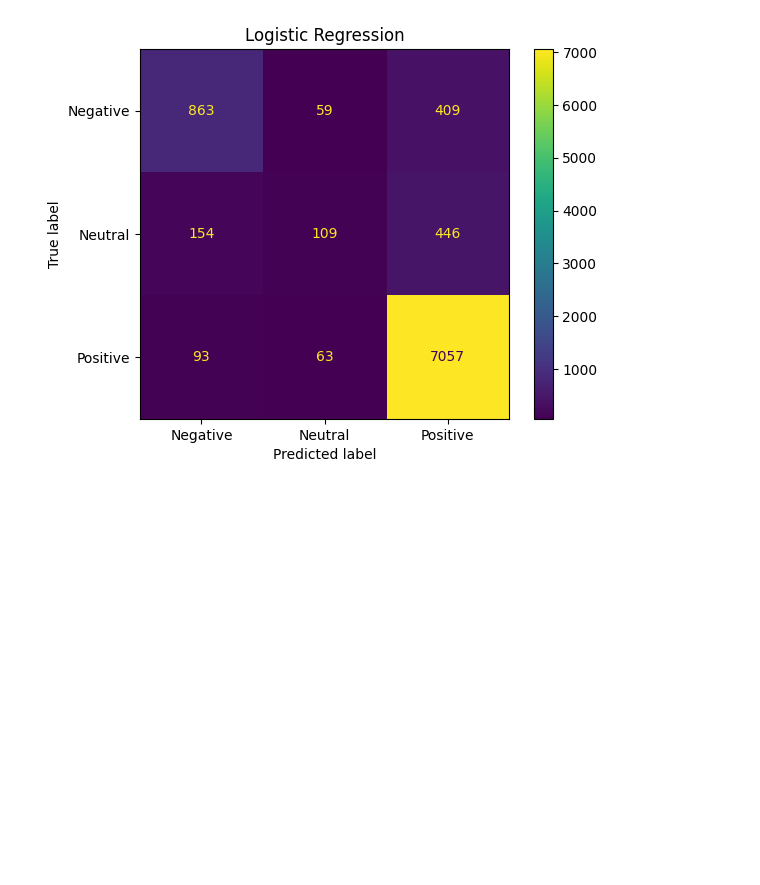
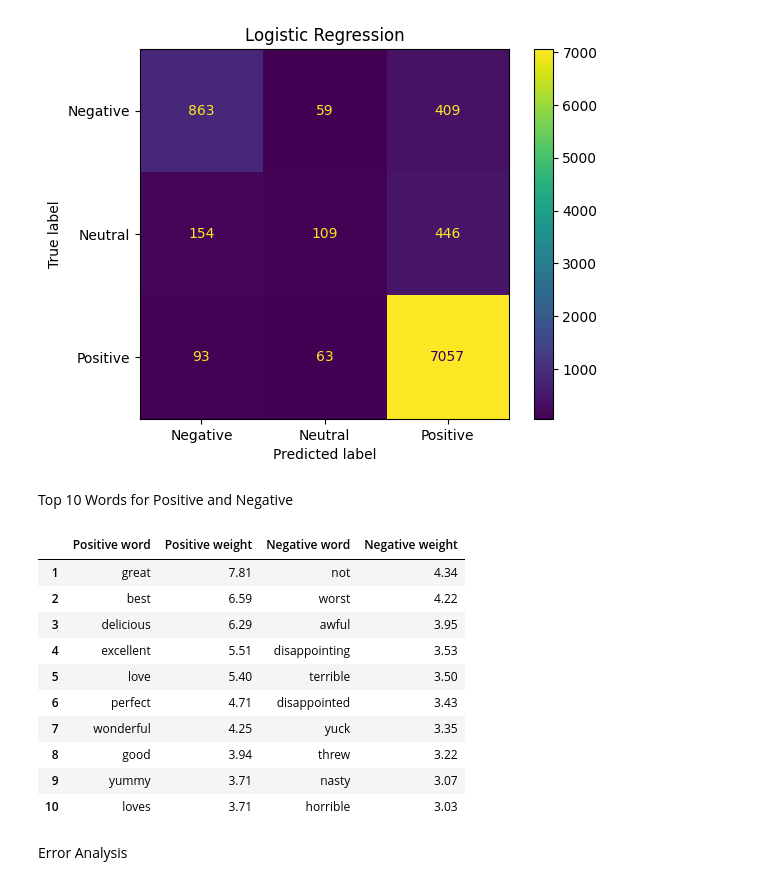
Before and after one commit to ColinWenzel24/amazon-food-review-sentiment-analysis, a Jupyter notebook: notebooks/Logistic_Regression.ipynb, the cells around one changed output. Drawn from its saved outputs; the diff is of its cells as text; code cells hidden in the pictures; blank space fills up the shorter version.

Commit message:
Logistic Regression (4/4) - Highest weighted words and Misclassified samples

```diff
--- a/notebooks/Logistic_Regression.ipynb
+++ b/notebooks/Logistic_Regression.ipynb
@@ -158,3 +158,35 @@ Logistic Regression
    macro avg       0.71      0.59      0.62      9253
 weighted avg       0.84      0.87      0.85      9253
 [figure]
+# %% [markdown]
+Top 10 Words for Positive and Negative
+# %%
+tfidf_vocabulary = tfidf.get_feature_names_out()
+
+# Each row of log_reg.coef_ holds one weight per word for one class.
+# The largest weights are the words that push hardest toward that class.
+top_words = {}
+for sentiment in ["Positive", "Negative"]:
+    class_index = list(log_reg.classes_).index(sentiment)
+    weights = pd.Series(log_reg.coef_[class_index], index=tfidf_vocabulary)
+    top = weights.nlargest(10)
+    top_words[f"{sentiment} word"] = top.index
+    top_words[f"{sentiment} weight"] = top.values.round(2)
+
+# Show both lists side by side, ranked 1-10
+top_words_table = pd.DataFrame(top_words, index=range(1, 11))
+top_words_table
+# %% [output]
+|  | Positive word | Positive weight | Negative word | Negative weight |
+| 1 | great | 7.81 | not | 4.34 |
+| 2 | best | 6.59 | worst | 4.22 |
+| 3 | delicious | 6.29 | awful | 3.95 |
+| 4 | excellent | 5.51 | disappointing | 3.53 |
+| 5 | love | 5.40 | terrible | 3.50 |
+| 6 | perfect | 4.71 | disappointed | 3.43 |
+| 7 | wonderful | 4.25 | yuck | 3.35 |
+| 8 | good | 3.94 | threw | 3.22 |
+| 9 | yummy | 3.71 | nasty | 3.07 |
+| 10 | loves | 3.71 | horrible | 3.03 |
+# %% [markdown]
+Error Analysis
```
Also changed, not shown: parts of 1 cell of this notebook.
